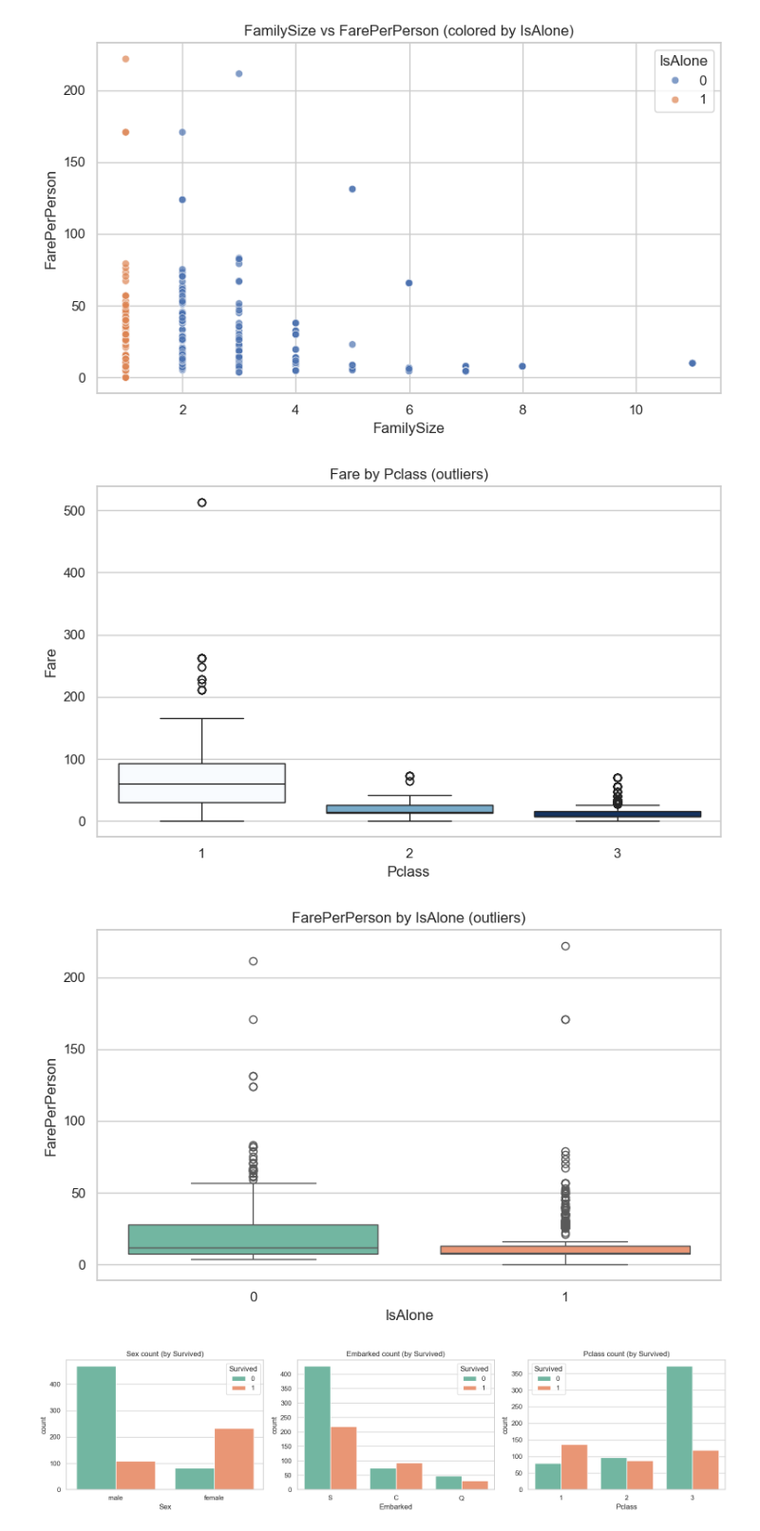
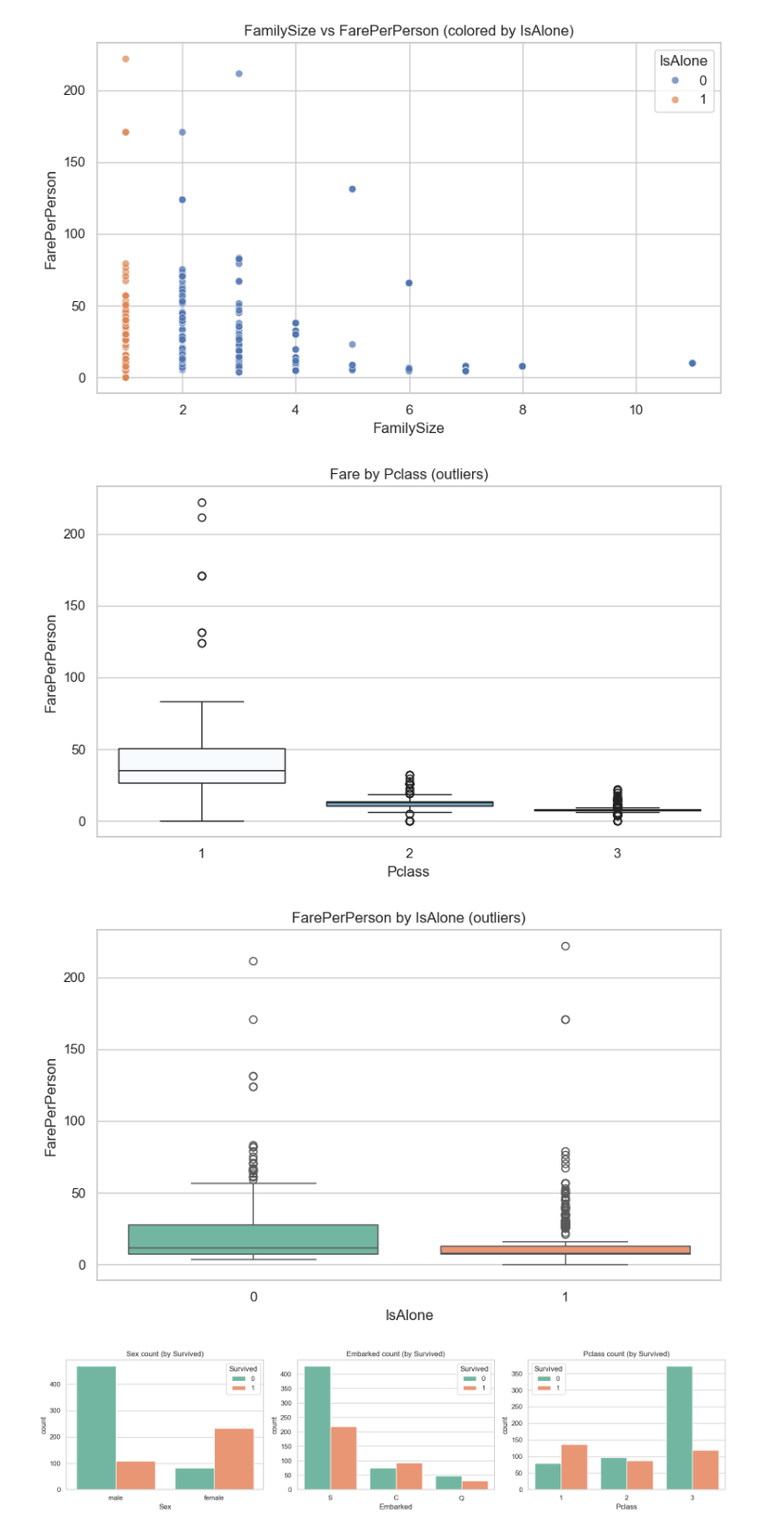
Before and after one commit to vladgulchenko/ml-homeworks, a Jupyter notebook: hw02_eda/hw02_eda.ipynb, the cells around one changed output. Shown at 95% size. Saved outputs shown, nothing was run; the diff lists cells and outputs as text; code cells hidden in the pictures.

```diff
--- a/hw02_eda/hw02_eda.ipynb
+++ b/hw02_eda/hw02_eda.ipynb
@@ -319,22 +319,22 @@ plt.show()
 # %%
 # Boxplot (ящик с усами)
 
 plt.figure(figsize=(8, 5))
-sns.boxplot(data=df, x="Pclass", y="Fare", hue="Pclass", dodge=False, palette="Blues")
+sns.boxplot(data=df_onehot, x="Pclass", y="FarePerPerson", hue="Pclass", dodge=False, palette="Blues")
 plt.title("Fare by Pclass (outliers)")
 plt.legend([],[], frameon=False)
 plt.tight_layout()
 plt.show()
 
 
 plt.figure(figsize=(8, 5))
 sns.boxplot(data=df_onehot, x="IsAlone", y="FarePerPerson", hue="IsAlone", dodge=False, palette="Set2")
 plt.title("FarePerPerson by IsAlone (outliers)")
 plt.legend([],[], frameon=False)
 plt.tight_layout()
 plt.show()
 # %% [output]
-[figure, old version]
+[figure, new version]
 [figure]
 # %%
 # Countplot (столбчатая диаграмма) для категориальных признаков
```
Also changed, not shown: parts of 3 cells of this notebook.
